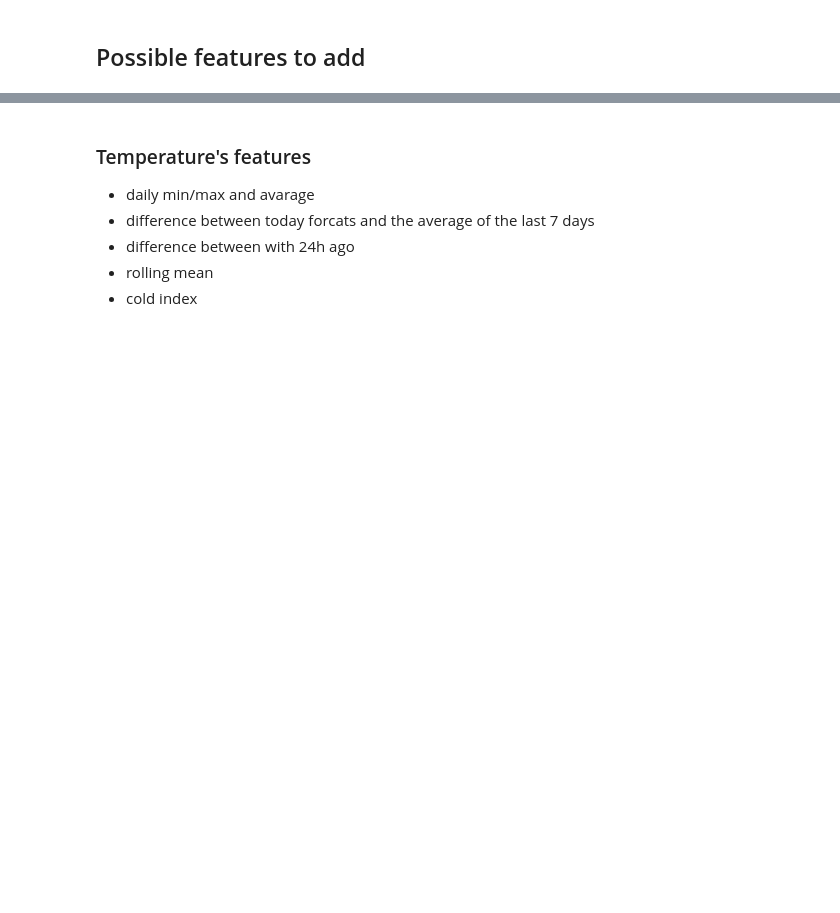
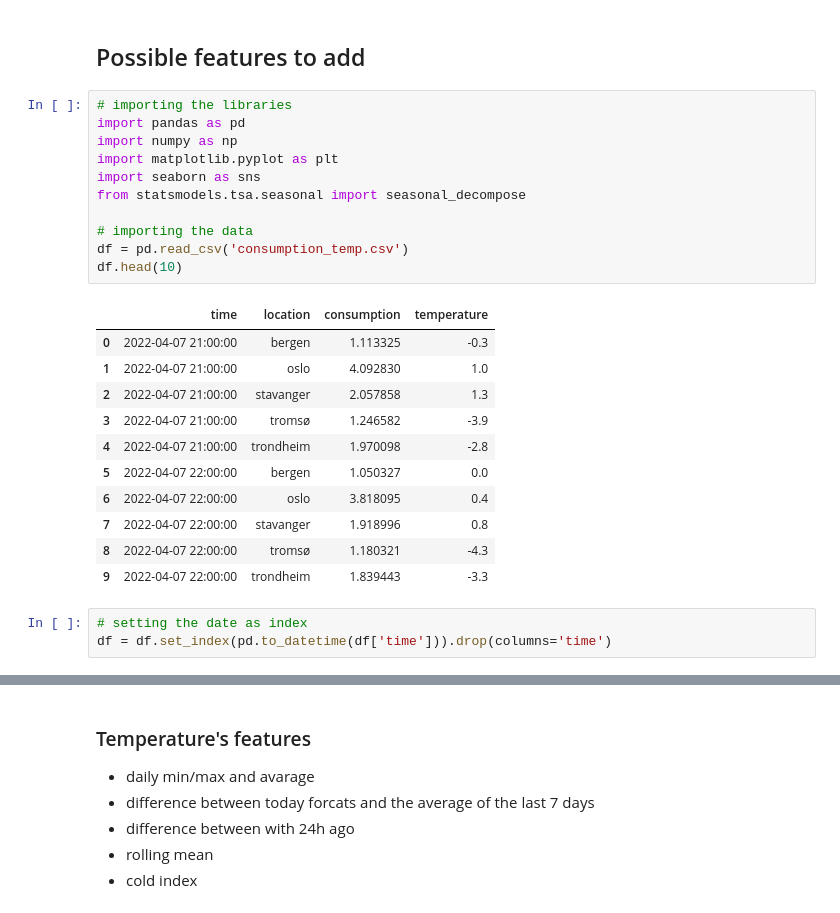
Before and after one commit to LukaAgostini/Aneo_group_project, a Jupyter notebook: Features.ipynb, the cells around one changed output, grey strips where cells are left out. Cells and saved outputs as stored; diff of their text form; blank space fills up the shorter version.

```diff
--- a/Features.ipynb
+++ b/Features.ipynb
@@ -1,2 +1,28 @@
 # %% [markdown]
 ## Possible features to add
+# %%
+# importing the libraries
+import pandas as pd
+import numpy as np
+import matplotlib.pyplot as plt
+import seaborn as sns
+from statsmodels.tsa.seasonal import seasonal_decompose
+
+# importing the data
+df = pd.read_csv('consumption_temp.csv')
+df.head(10)
+# %% [output]
+|  | time | location | consumption | temperature |
+| 0 | 2022-04-07 21:00:00 | bergen | 1.113325 | -0.3 |
+| 1 | 2022-04-07 21:00:00 | oslo | 4.092830 | 1.0 |
+| 2 | 2022-04-07 21:00:00 | stavanger | 2.057858 | 1.3 |
+| 3 | 2022-04-07 21:00:00 | tromsø | 1.246582 | -3.9 |
+| 4 | 2022-04-07 21:00:00 | trondheim | 1.970098 | -2.8 |
+| 5 | 2022-04-07 22:00:00 | bergen | 1.050327 | 0.0 |
+| 6 | 2022-04-07 22:00:00 | oslo | 3.818095 | 0.4 |
+| 7 | 2022-04-07 22:00:00 | stavanger | 1.918996 | 0.8 |
+| 8 | 2022-04-07 22:00:00 | tromsø | 1.180321 | -4.3 |
+| 9 | 2022-04-07 22:00:00 | trondheim | 1.839443 | -3.3 |
+# %%
+# setting the date as index
+df = df.set_index(pd.to_datetime(df['time'])).drop(columns='time')
```
Also changed, not shown: parts of 2 cells of this notebook, 5 other files.
